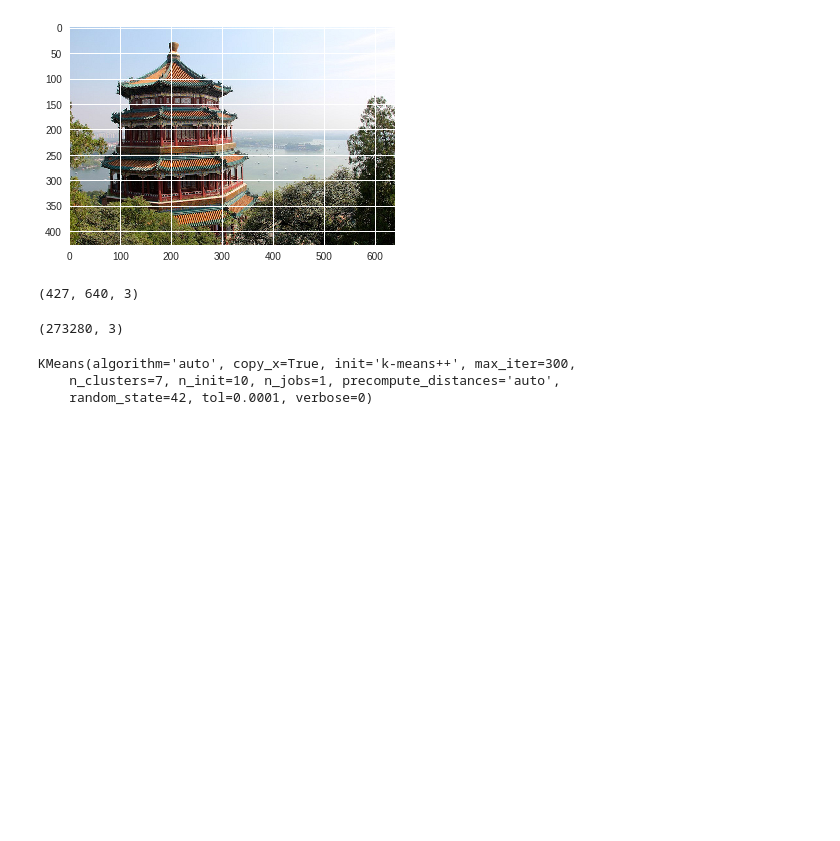
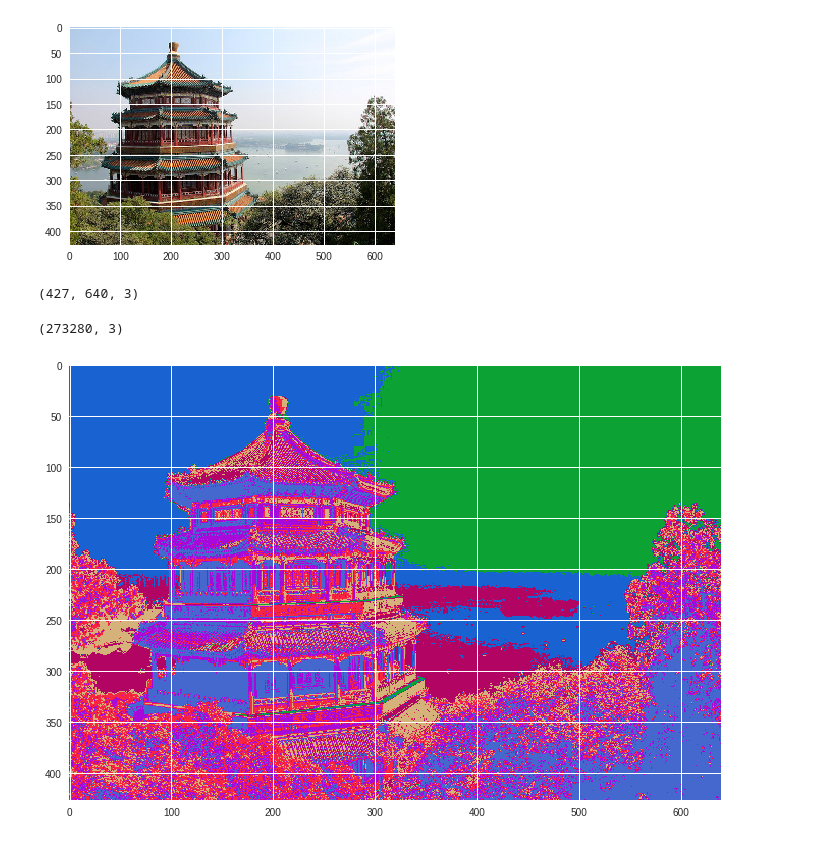
Before and after one commit to simrang02/machine_learning, a Jupyter notebook: Assignment_17.ipynb, the cells around one changed output. Cells and saved outputs as stored; diff of their text form; code cells hidden in the pictures; blank space fills up the shorter version.

Commit message:
KMeans

```diff
--- a/Assignment_17.ipynb
+++ b/Assignment_17.ipynb
@@ -45,10 +48,11 @@ plt.imshow(china)
 # %% [output]
 <matplotlib.image.AxesImage at 0x...>
 [figure]
-# %%
-china.shape
-# %% [output]
-(427, 640, 3)
+# %%
+x,y,z=china.shape
+x,y,z
+# %% [output]
+(427, 640, 3)
 # %%
 china1 = china.reshape(china.shape[0]*china.shape[1],china.shape[2])
 # %%
@@ -57,8 +61,11 @@ china1.shape
 (273280, 3)
 # %%
 cluster=KMeans(n_clusters=7, random_state=42)
-cluster
+cluster.fit(china1)
+cluster_centers = cluster.cluster_centers_
+cluster_labels = cluster.labels_
-# %% [output]
-KMeans(algorithm='auto', copy_x=True, init='k-means++', max_iter=300,
-    n_clusters=7, n_init=10, n_jobs=1, precompute_distances='auto',
-    random_state=42, tol=0.0001, verbose=0)
+# %%
+plt.figure(figsize = (15,8))
+plt.imshow(cluster_centers[cluster_labels].reshape(x, y, z));
+# %% [output]
+[figure, added]
```
Also changed, not shown: parts of 5 cells of this notebook.
